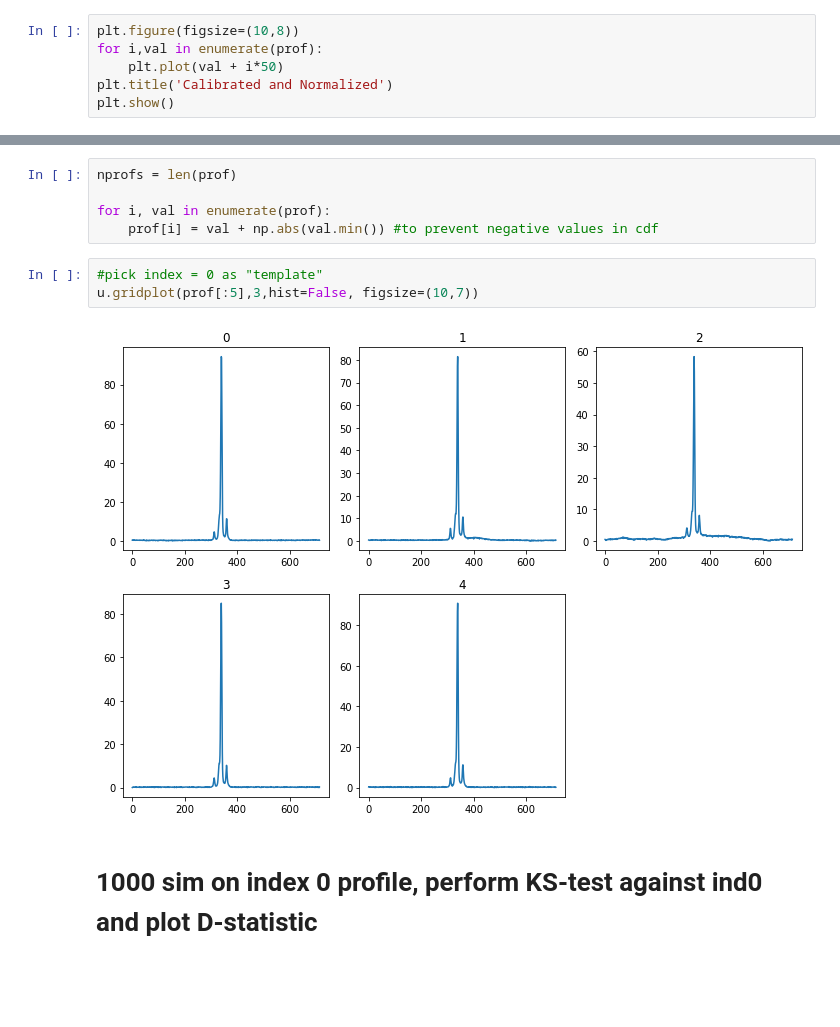
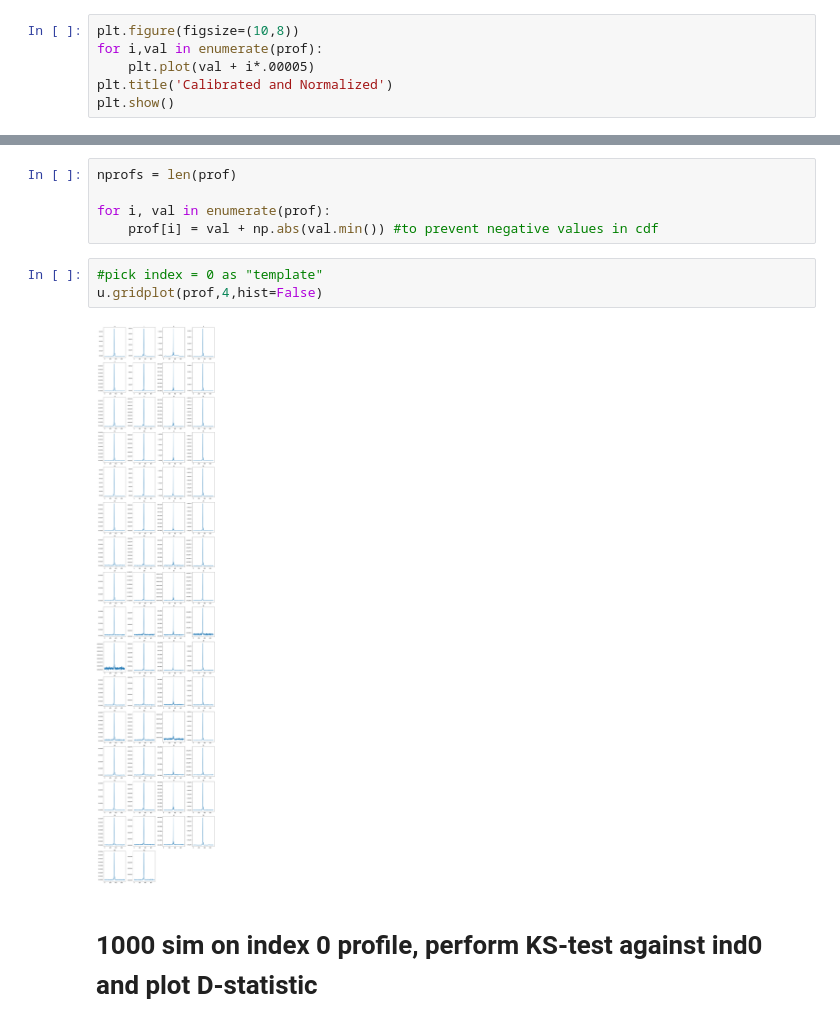
Before and after one commit to minyoungk99/IRES, a Jupyter notebook: J0332_KS_test_sim.ipynb, the cells around one changed output, grey strips where cells are left out. Saved outputs shown, nothing was run; the diff lists cells and outputs as text; blank space fills up the shorter version.

```diff
--- a/J0332_KS_test_sim.ipynb
+++ b/J0332_KS_test_sim.ipynb
@@ -18,7 +27,7 @@ prof = np.loadtxt('J0332_profs.txt')
 # %%
 plt.figure(figsize=(10,8))
 for i,val in enumerate(prof):
-    plt.plot(val + i*50)
+    plt.plot(val + i*.00005)
 plt.title('Calibrated and Normalized')
 plt.show()
 # %% [output]
@@ -30,9 +39,9 @@ for i, val in enumerate(prof):
     prof[i] = val + np.abs(val.min()) #to prevent negative values in cdf
 # %%
 #pick index = 0 as "template"
-u.gridplot(prof[:5],3,hist=False, figsize=(10,7))
+u.gridplot(prof,4,hist=False)
 # %% [output]
-[figure, old version]
+[figure, new version]
 # %% [markdown]
 # 1000 sim on index 0 profile, perform KS-test against ind0 and plot D-statistic
 # %%
```
Also changed, not shown: parts of 2 cells of this notebook, 4 other files.
